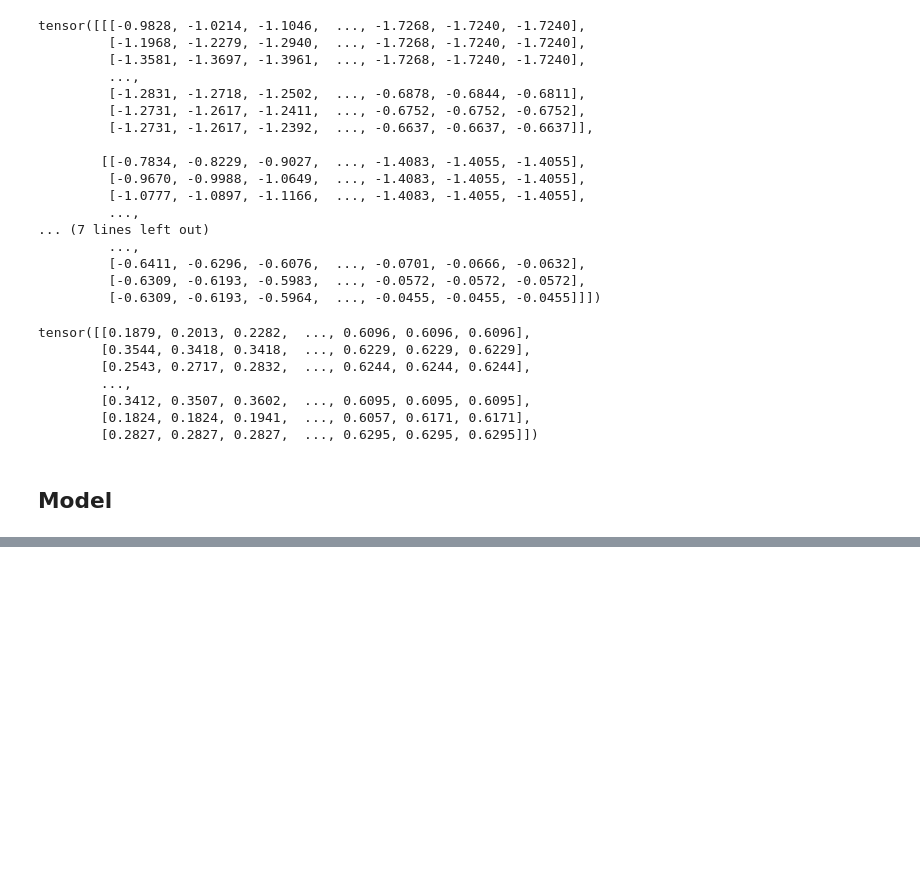
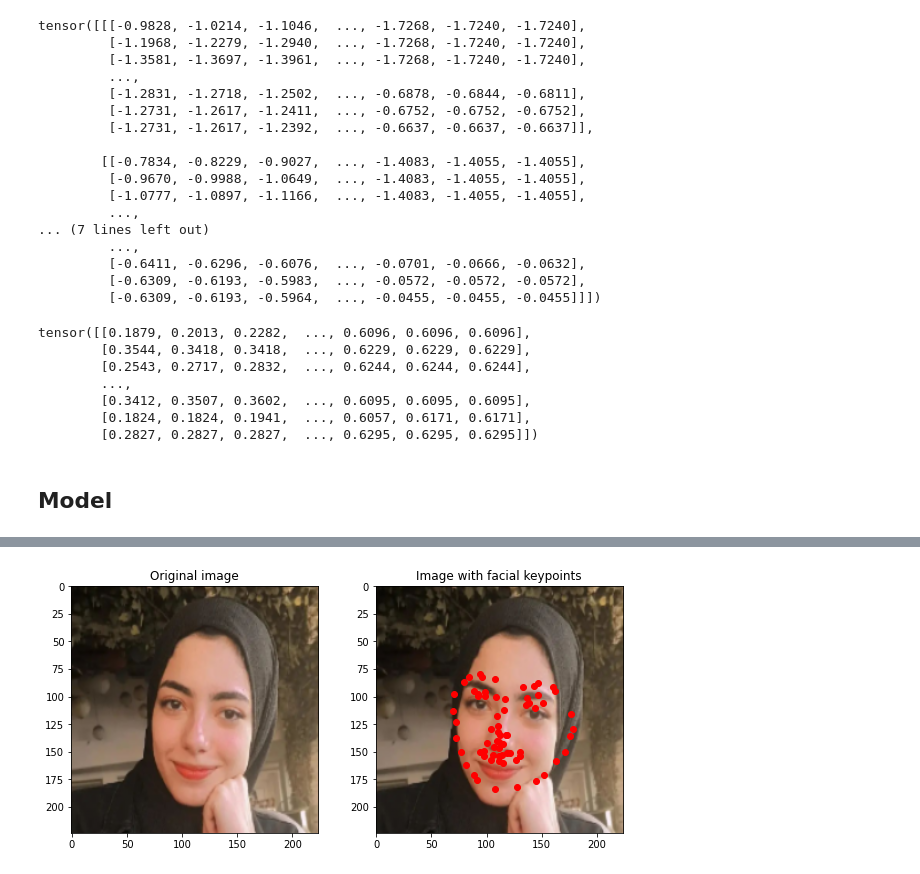
Before and after one commit to moaaztaha/Computer-Vision, a Jupyter notebook: Facial Keypoints Detection/Facial_Keypoints_Detection_03_Scale_and_RandomCrops.ipynb, the cells around one changed output, grey strips where cells are left out. Drawn from its saved outputs; the diff is of its cells as text; code cells hidden in the pictures; blank space fills up the shorter version.

```diff
--- a/Facial Keypoints Detection/Facial_Keypoints_Detection_03_Scale_and_RandomCrops.ipynb
+++ b/Facial Keypoints Detection/Facial_Keypoints_Detection_03_Scale_and_RandomCrops.ipynb
@@ -389,0 +440,22 @@ Epoch 4/39
+# %%
+# ix = 3
+img_path = '/content/Screenshot from 2022-08-25 23-23-10.png'
+plt.figure(figsize=(10,10))
+plt.subplot(221)
+plt.title('Original image')
+# im = test_dataset.load_img(ix)
+img = load_img(img_path)
+plt.imshow(img)
+plt.grid(False)
+plt.subplot(222)
+plt.title('Image with facial keypoints')
+plt.imshow(img)
+img = load_img(img_path, infer=True)
+model.eval()
+with torch.no_grad():
+    kp = model(img[None]).flatten().detach().cpu()
+plt.scatter(kp[:68]*224, kp[68:]*224, c='r')
+plt.grid(False)
+plt.show()
+# %% [output]
+[figure, added]
```
Also changed, not shown: parts of 12 cells of this notebook, 1 other file.
